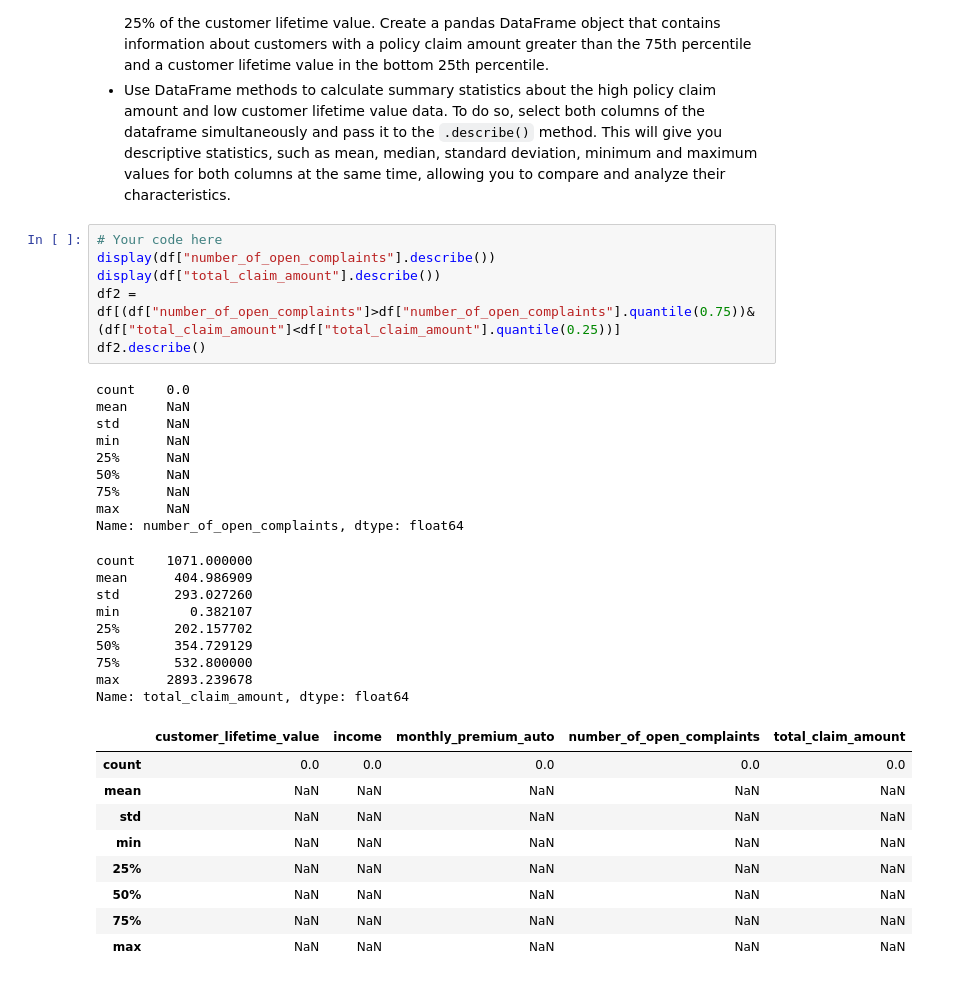
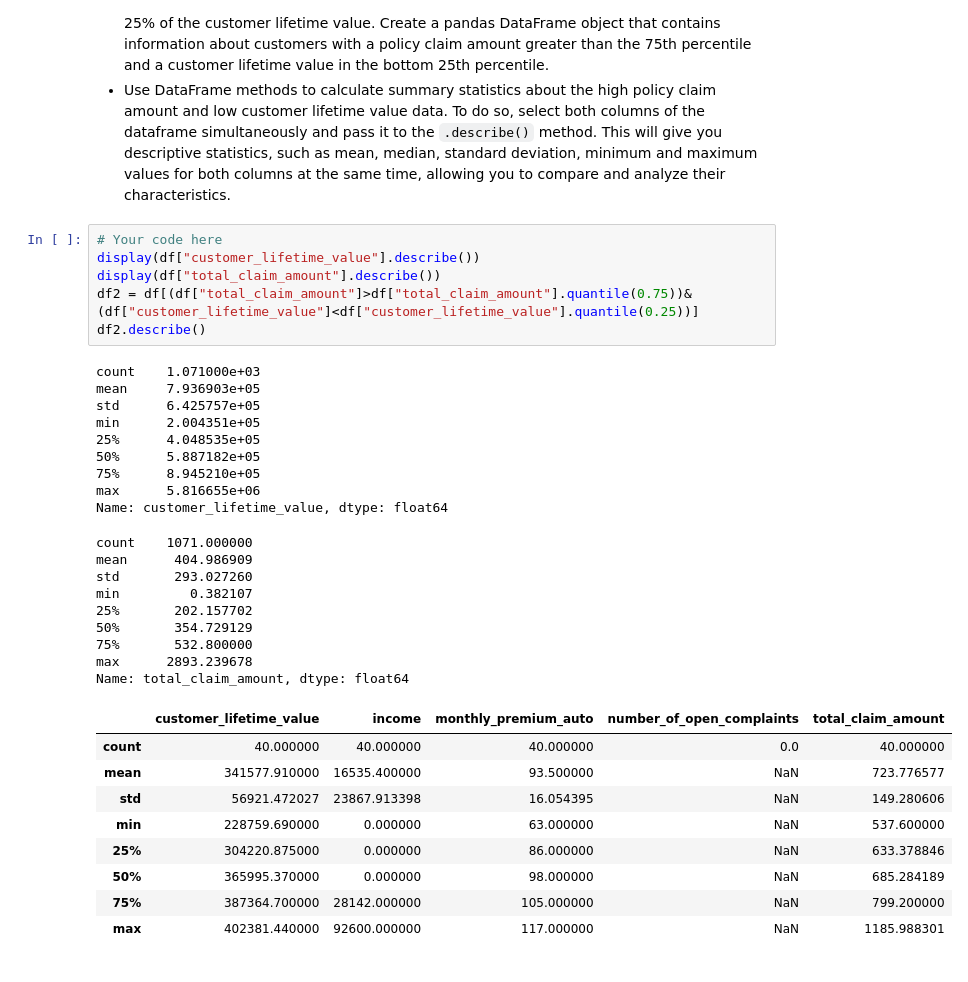
Before and after one commit to RVazSantos/lab-dw-data-cleaning-and-formatting, a Jupyter notebook: lab-dw-data-cleaning-and-formatting.ipynb, the cells around one changed output. Drawn from its saved outputs; the diff is of its cells as text.

```diff
--- a/lab-dw-data-cleaning-and-formatting.ipynb
+++ b/lab-dw-data-cleaning-and-formatting.ipynb
@@ -318,35 +318,35 @@ Instructions:
 - Use DataFrame methods to calculate summary statistics about the high policy claim amount and low customer lifetime value data. To do so, select both columns of the dataframe simultaneously and pass it to the `.describe()` method. This will give you descriptive statistics, such as mean, median, standard deviation, minimum and maximum values for both columns at the same time, allowing you to compare and analyze their characteristics.
 # %%
 # Your code here
-display(df["number_of_open_complaints"].describe())
+display(df["customer_lifetime_value"].describe())
 display(df["total_claim_amount"].describe())
-df2 = df[(df["number_of_open_complaints"]>df["number_of_open_complaints"].quantile(0.75))&(df["total_claim_amount"]<df["total_claim_amount"].quantile(0.25))]
+df2 = df[(df["total_claim_amount"]>df["total_claim_amount"].quantile(0.75))&(df["customer_lifetime_value"]<df["customer_lifetime_value"].quantile(0.25))]
 df2.describe()
 # %% [output]
-count    0.0
-mean     NaN
-std      NaN
-min      NaN
-25%      NaN
-50%      NaN
-75%      NaN
-max      NaN
-Name: number_of_open_complaints, dtype: float64
+count    1.071000e+03
+mean     7.936903e+05
+std      6.425757e+05
+min      2.004351e+05
+25%      4.048535e+05
+50%      5.887182e+05
+75%      8.945210e+05
+max      5.816655e+06
+Name: customer_lifetime_value, dtype: float64
 count    1071.000000
 mean      404.986909
 std       293.027260
 min         0.382107
 25%       202.157702
 50%       354.729129
 75%       532.800000
 max      2893.239678
 Name: total_claim_amount, dtype: float64
 |  | customer_lifetime_value | income | monthly_premium_auto | number_of_open_complaints | total_claim_amount |
-| count | 0.0 | 0.0 | 0.0 | 0.0 | 0.0 |
-| mean | NaN | NaN | NaN | NaN | NaN |
-| std | NaN | NaN | NaN | NaN | NaN |
-| min | NaN | NaN | NaN | NaN | NaN |
-| 25% | NaN | NaN | NaN | NaN | NaN |
-| 50% | NaN | NaN | NaN | NaN | NaN |
-| 75% | NaN | NaN | NaN | NaN | NaN |
-| max | NaN | NaN | NaN | NaN | NaN |
+| count | 40.000000 | 40.000000 | 40.000000 | 0.0 | 40.000000 |
+| mean | 341577.910000 | 16535.400000 | 93.500000 | NaN | 723.776577 |
+| std | 56921.472027 | 23867.913398 | 16.054395 | NaN | 149.280606 |
+| min | 228759.690000 | 0.000000 | 63.000000 | NaN | 537.600000 |
+| 25% | 304220.875000 | 0.000000 | 86.000000 | NaN | 633.378846 |
+| 50% | 365995.370000 | 0.000000 | 98.000000 | NaN | 685.284189 |
+| 75% | 387364.700000 | 28142.000000 | 105.000000 | NaN | 799.200000 |
+| max | 402381.440000 | 92600.000000 | 117.000000 | NaN | 1185.988301 |
```
